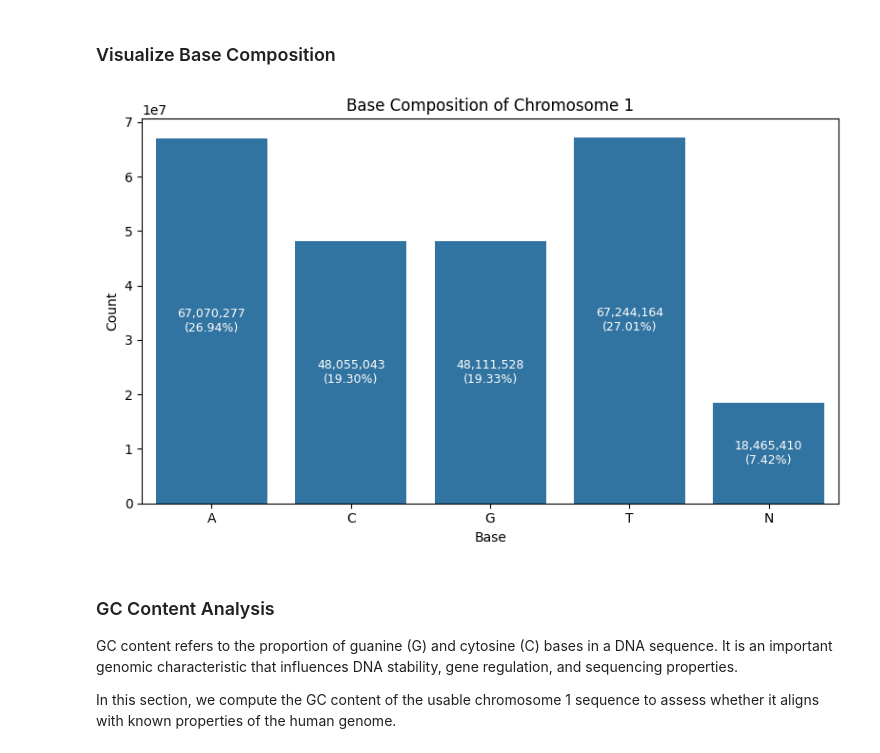
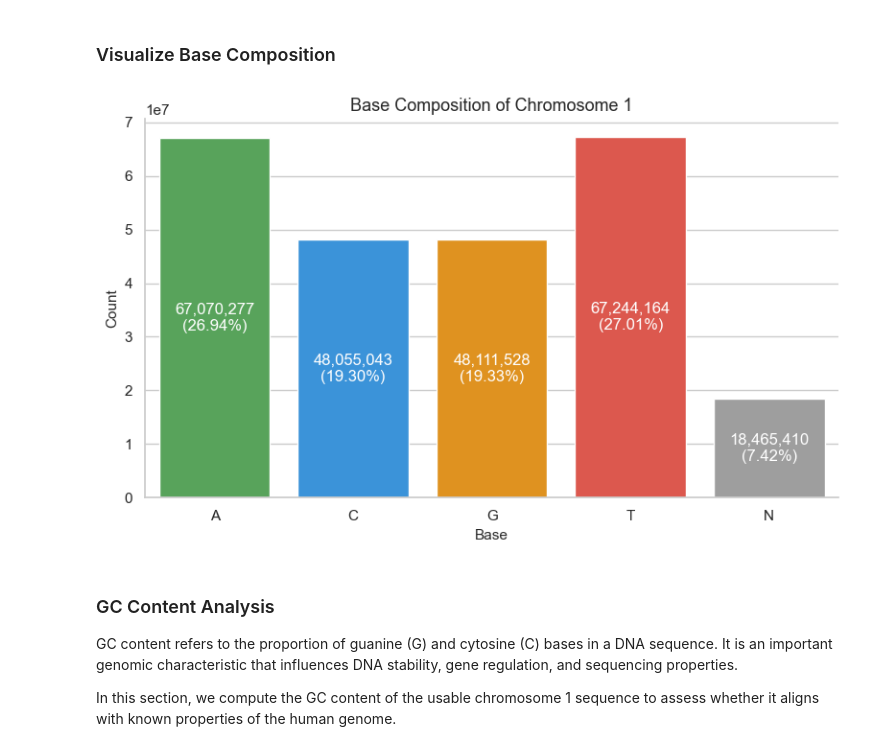
Before and after one commit to rjholik/DNA-Promoter-Prediction-CNN-Transformers, a Jupyter notebook: notebooks/01_data_exploration.ipynb, the cells around one changed output. Drawn from its saved outputs; the diff is of its cells as text; code cells hidden in the pictures.

```diff
--- a/notebooks/01_data_exploration.ipynb
+++ b/notebooks/01_data_exploration.ipynb
@@ -114,44 +126,65 @@ N: 18,465,410 (7.42%)
 # %% [markdown]
 ### Visualize Base Composition
 # %%
+sns.set_theme(style="whitegrid")  # clean background with light grid
+
 bases = ["A", "C", "G", "T", "N"]
 counts = [usable_base_counts.get(base, 0) for base in bases]
 
 total = sum(counts)
 percentages = [(c / total) * 100 for c in counts]
 
 # Create DataFrame
 df = pd.DataFrame({
     "Base": bases,
     "Count": counts,
     "Percentage": percentages
 })
 
 plt.figure(figsize=(8, 5))
 
-# Seaborn barplot
-ax = sns.barplot(data=df, x="Base", y="Count")
+sns.set_theme(style="whitegrid")
 
-plt.title("Base Composition of Chromosome 1")
-plt.xlabel("Base")
-plt.ylabel("Count")
+palette = {
+    "A": "#4CAF50",
+    "C": "#2196F3",
+    "G": "#FF9800",
+    "T": "#F44336",
+    "N": "#9E9E9E"
+}
+
+ax = sns.barplot(
+    data=df,
+    x="Base",
+    y="Count",
+    hue="Base",          # assign hue
+    palette=palette,
+    legend=False         # avoid duplicate legend
+)
+
+plt.title("Base Composition of Chromosome 1", fontsize=13)
+plt.xlabel("Base", fontsize=11)
+plt.ylabel("Count", fontsize=11)
 
 # Add labels inside bars
 for i, row in df.iterrows():
     ax.text(
         i,
         row["Count"] * 0.5,
         f"{int(row['Count']):,}\n({row['Percentage']:.2f}%)",
         ha="center",
         va="center",
         color="white",
-        fontsize=9
+        fontsize=12
     )
+
+# Clean up spines
+sns.despine()
 
 plt.tight_layout()
 plt.show()
 # %% [output]
-[figure, old version]
+[figure, new version]
 # %% [markdown]
 ### GC Content Analysis
 
```
Also changed, not shown: parts of 15 cells of this notebook.
